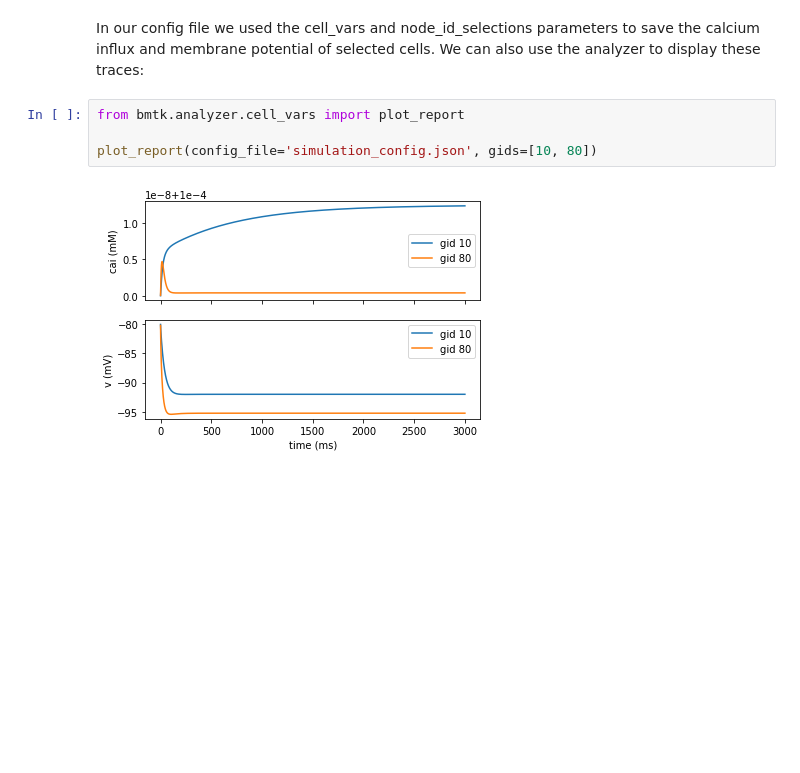
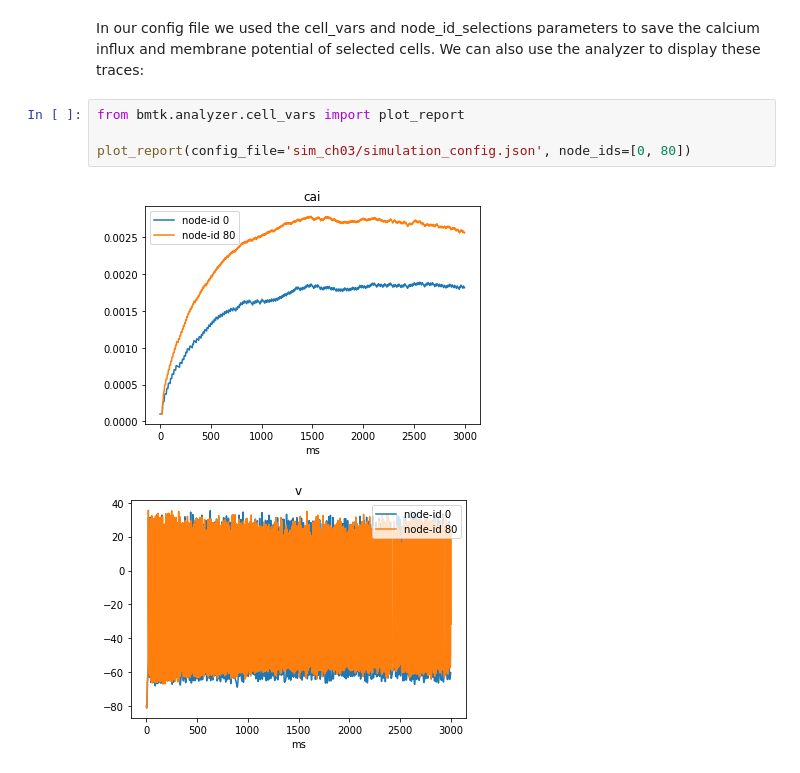
Before and after one commit to AllenInstitute/bmtk, a Jupyter notebook: docs/tutorial/04_multi_pop.ipynb, the cells around one changed output. Cells and saved outputs as stored; diff of their text form; blank space fills up the shorter version.

```diff
--- a/docs/tutorial/04_multi_pop.ipynb
+++ b/docs/tutorial/04_multi_pop.ipynb
@@ -449,6 +467,7 @@ In our config file we used the cell_vars and node_id_selections parameters to sa
 # %%
 from bmtk.analyzer.cell_vars import plot_report
 
-plot_report(config_file='simulation_config.json', gids=[10, 80])
+plot_report(config_file='sim_ch03/simulation_config.json', node_ids=[0, 80])
 # %% [output]
-[figure, old version]
+[figure, new version]
+[figure, added]
```
Also changed, not shown: parts of 18 cells of this notebook, 4 other files.
